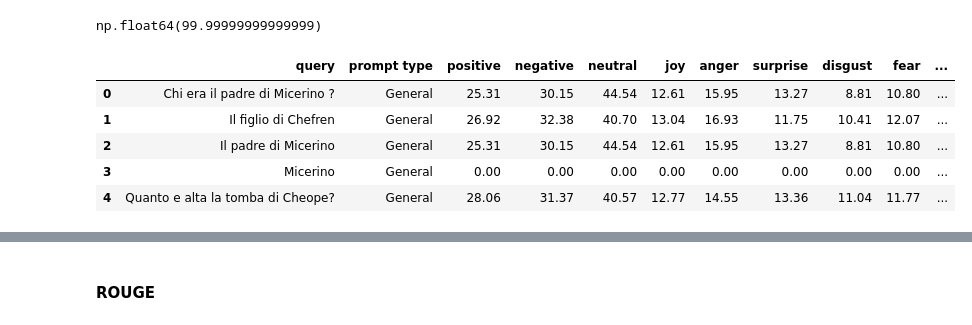
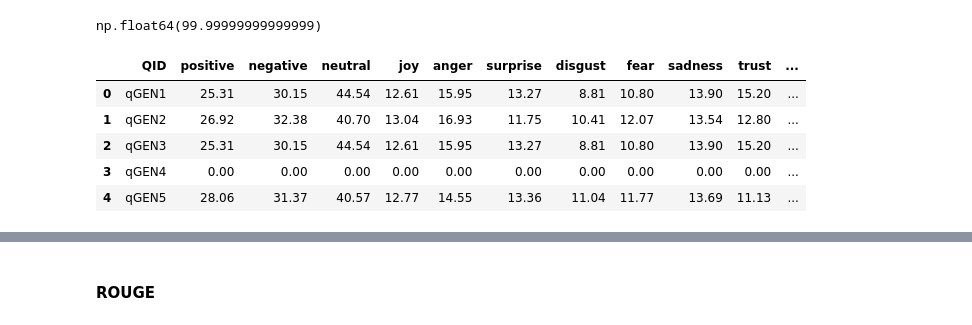
Before and after one commit to HrishitaC/InsideOut2, a Jupyter notebook: Code/emotion_profile.ipynb, the cells around one changed output, grey strips where cells are left out. Saved outputs shown, nothing was run; the diff lists cells and outputs as text; code cells hidden in the pictures.

Commit message:
Lexicon and Semantic EP computation for Gemma and Bing added

```diff
--- a/Code/emotion_profile.ipynb
+++ b/Code/emotion_profile.ipynb
@@ -187,6 +187,11 @@ import spacy
 import pandas as pd
 import numpy as np
 from tqdm.notebook import tqdm
+import nltk
+from nltk.corpus import stopwords
+
+nltk.download('stopwords')
+stopwords_list = stopwords.words('italian')
 
 emotion_lexicon = pd.read_csv("../Data/IT_emotion_lexicon_normalised_new.csv")
 sentiment_lexicon = pd.read_csv("../Data/IT_sentiment_lexicon.csv")
@@ -296,24 +305,25 @@ np.float64(99.99999999999999)
 # %%
 import pandas as pd
 from tqdm.notebook import tqdm
 
-queries = pd.read_csv("../Data/Queries_IT_SIGIR.csv")
+queries = pd.read_csv("../Data/SIGIR_queries_IT.csv")
 query_emotional_profile = []
 
 for _, row in tqdm(queries.iterrows(), total = len(queries)):
+    qid = row["QID"]
     query = row["Query"]
-    prompt_type = row["Prompt Type"]
+    # prompt_type = row["Prompt Type"]
     emo_profile = calc_emotion_profile(query)
-    query_emotional_profile.append([query, prompt_type]+emo_profile)
+    query_emotional_profile.append([qid]+emo_profile)
 
-query_EP_df = pd.DataFrame(query_emotional_profile, columns=["query", "prompt type", "positive", "negative", "neutral", "joy", "anger", "surprise", "disgust", "fear", "sadness", "trust", "anticipation"])
-query_EP_df.to_csv("../Results/query_SIGIR_EP_lexicon.csv", index=False)
+query_EP_df = pd.DataFrame(query_emotional_profile, columns=["QID", "positive", "negative", "neutral", "joy", "anger", "surprise", "disgust", "fear", "sadness", "trust", "anticipation"])
+query_EP_df.to_csv("../Results/SIGIR_lexicon_queryWise_queryEP.csv", index=False)
 query_EP_df.head()
 # %% [output]
-|  | query | prompt type | positive | negative | neutral | joy | anger | surprise | disgust | fear | ... |
-| 0 | Chi era il padre di Micerino ? | General | 25.31 | 30.15 | 44.54 | 12.61 | 15.95 | 13.27 | 8.81 | 10.80 | ... |
-| 1 | Il figlio di Chefren | General | 26.92 | 32.38 | 40.70 | 13.04 | 16.93 | 11.75 | 10.41 | 12.07 | ... |
-| 2 | Il padre di Micerino | General | 25.31 | 30.15 | 44.54 | 12.61 | 15.95 | 13.27 | 8.81 | 10.80 | ... |
-| 3 | Micerino | General | 0.00 | 0.00 | 0.00 | 0.00 | 0.00 | 0.00 | 0.00 | 0.00 | ... |
-| 4 | Quanto e alta la tomba di Cheope? | General | 28.06 | 31.37 | 40.57 | 12.77 | 14.55 | 13.36 | 11.04 | 11.77 | ... |
+|  | QID | positive | negative | neutral | joy | anger | surprise | disgust | fear | sadness | trust | ... |
+| 0 | qGEN1 | 25.31 | 30.15 | 44.54 | 12.61 | 15.95 | 13.27 | 8.81 | 10.80 | 13.90 | 15.20 | ... |
+| 1 | qGEN2 | 26.92 | 32.38 | 40.70 | 13.04 | 16.93 | 11.75 | 10.41 | 12.07 | 13.54 | 12.80 | ... |
+| 2 | qGEN3 | 25.31 | 30.15 | 44.54 | 12.61 | 15.95 | 13.27 | 8.81 | 10.80 | 13.90 | 15.20 | ... |
+| 3 | qGEN4 | 0.00 | 0.00 | 0.00 | 0.00 | 0.00 | 0.00 | 0.00 | 0.00 | 0.00 | 0.00 | ... |
+| 4 | qGEN5 | 28.06 | 31.37 | 40.57 | 12.77 | 14.55 | 13.36 | 11.04 | 11.77 | 13.69 | 11.13 | ... |
 # %%
```
Also changed, not shown: parts of 11 cells of this notebook, 19 other files.
